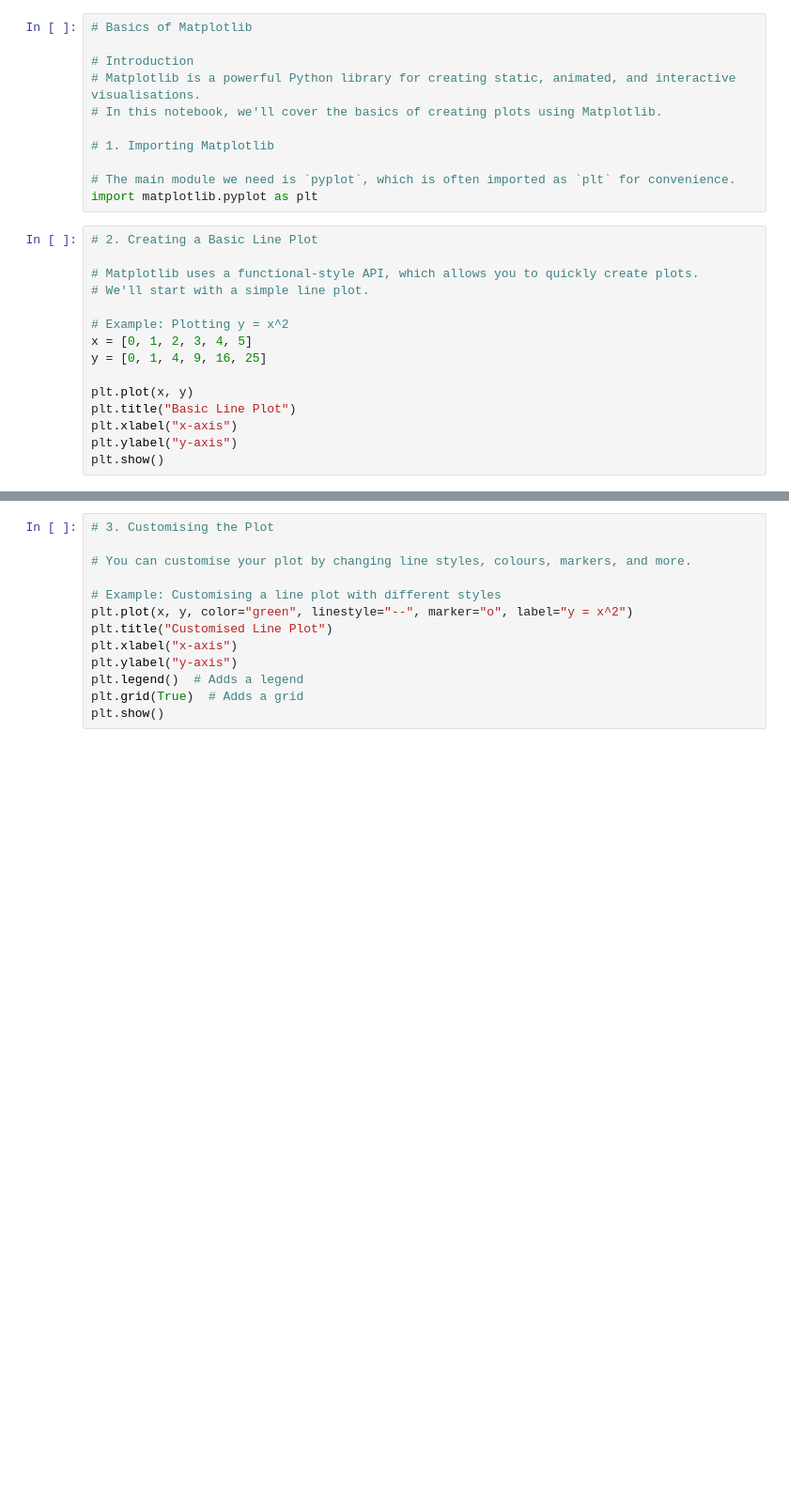
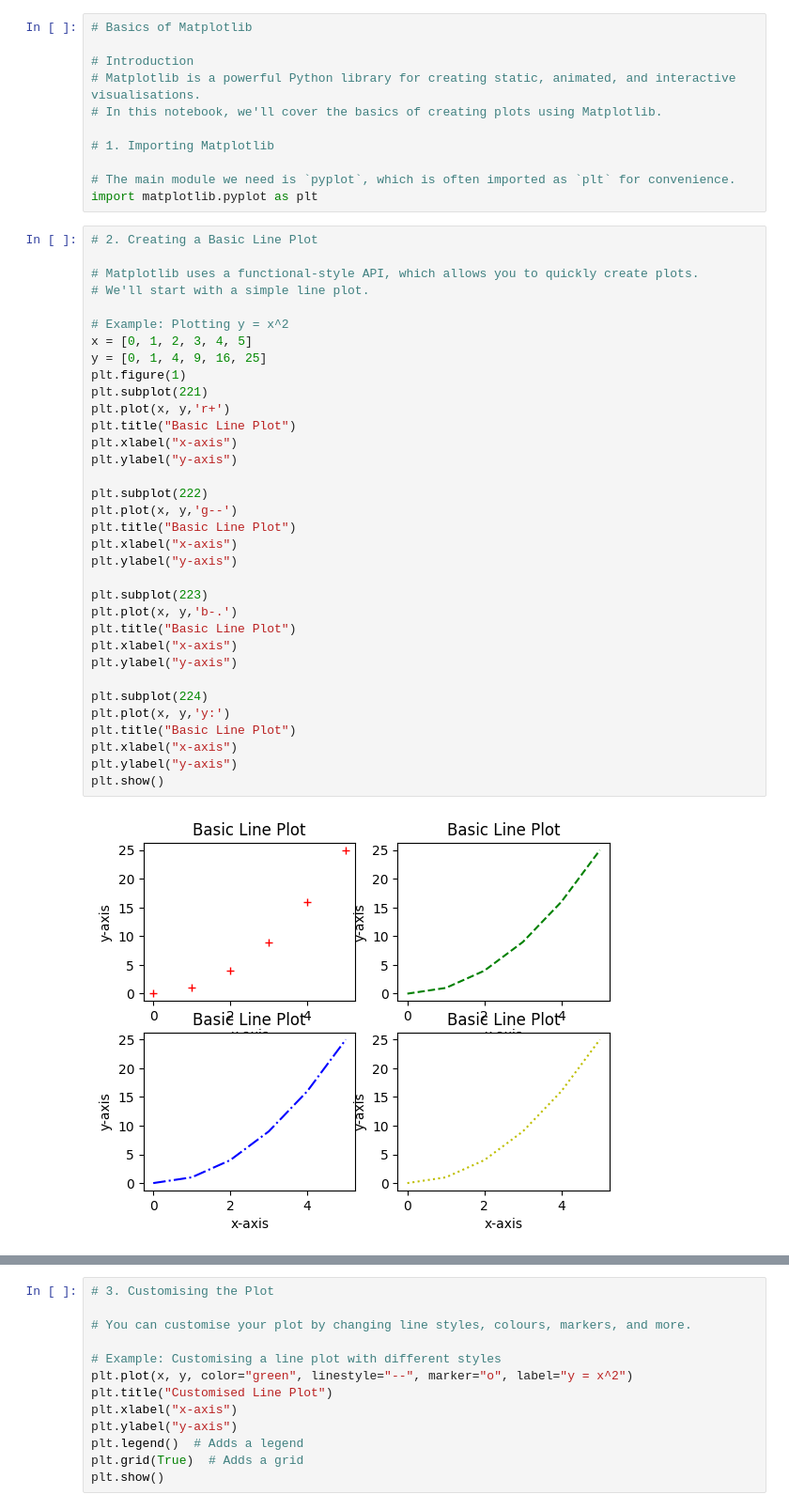
Before and after one commit to AhmedHamadto/Python-Masterclass, a Jupyter notebook: 6. Plotting/Plotting.ipynb, the cells around one changed output, grey strips where cells are left out. Shown: that part at 94% size. Cells and saved outputs as stored; diff of their text form; blank space fills up the shorter version.

```diff
--- a/6. Plotting/Plotting.ipynb
+++ b/6. Plotting/Plotting.ipynb
@@ -12,15 +12,36 @@ import matplotlib.pyplot as plt
 # %%
 # 2. Creating a Basic Line Plot
 
 # Matplotlib uses a functional-style API, which allows you to quickly create plots.
 # We'll start with a simple line plot.
 
 # Example: Plotting y = x^2
 x = [0, 1, 2, 3, 4, 5]
 y = [0, 1, 4, 9, 16, 25]
+plt.figure(1)
+plt.subplot(221)
+plt.plot(x, y,'r+')
+plt.title("Basic Line Plot")
+plt.xlabel("x-axis")
+plt.ylabel("y-axis")
 
-plt.plot(x, y)
+plt.subplot(222)
+plt.plot(x, y,'g--')
+plt.title("Basic Line Plot")
+plt.xlabel("x-axis")
+plt.ylabel("y-axis")
+
+plt.subplot(223)
+plt.plot(x, y,'b-.')
+plt.title("Basic Line Plot")
+plt.xlabel("x-axis")
+plt.ylabel("y-axis")
+
+plt.subplot(224)
+plt.plot(x, y,'y:')
 plt.title("Basic Line Plot")
 plt.xlabel("x-axis")
 plt.ylabel("y-axis")
 plt.show()
+# %% [output]
+[figure, added]
```
Also changed, not shown: parts of 29 cells of this notebook, 11 other files.
